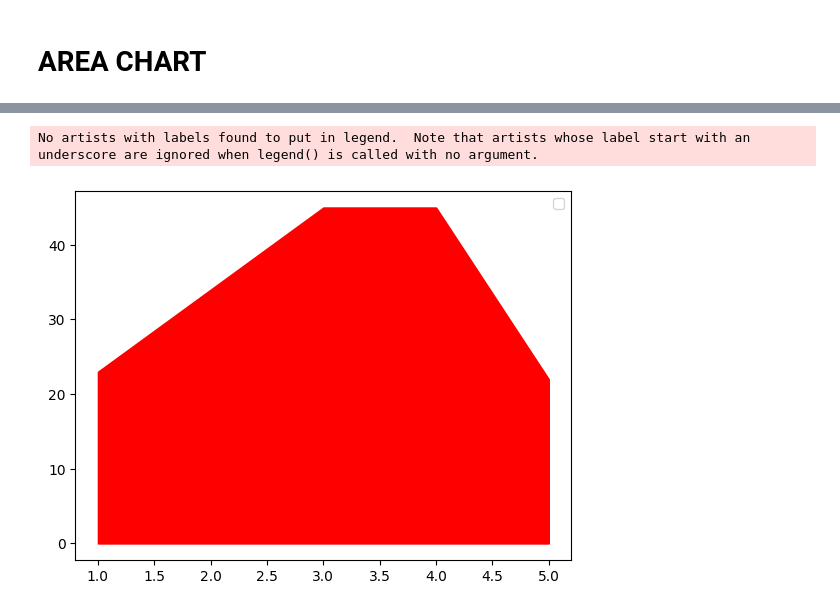
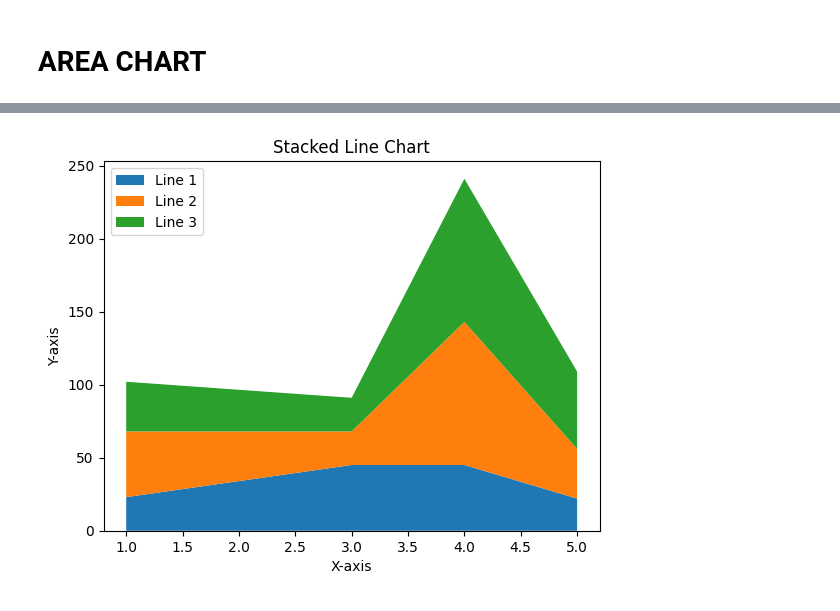
Before and after one commit to d-kavinraja/Ex-05-Data-visualization-using-MatplotLIB, a Jupyter notebook: Program.ipynb, the cells around one changed output, grey strips where cells are left out. Drawn from its saved outputs; the diff is of its cells as text; code cells hidden in the pictures.

```diff
--- a/Program.ipynb
+++ b/Program.ipynb
@@ -60,7 +65,14 @@ plt.fill_between(x,y2,color='yellow')
-# %%
-plt.fill_between(x,y1,color='red')
-plt.legend()
-plt.show()
-# %% [output]
-No artists with labels found to put in legend.  Note that artists whose label start with an underscore are ignored when legend() is called with no argument.
-[figure, removed]
+# %%
+plt.stackplot(x, y1, y2, y3, labels=['Line 1', 'Line 2', 'Line 3'])
+
+plt.legend(loc='upper left')
+
+plt.title('Stacked Line Chart')
+
+plt.xlabel('X-axis')
+
+plt.ylabel("Y-axis")
+
+plt.show()
+# %% [output]
+[figure, added]
```
Also changed, not shown: parts of 20 cells of this notebook, 12 other files.
